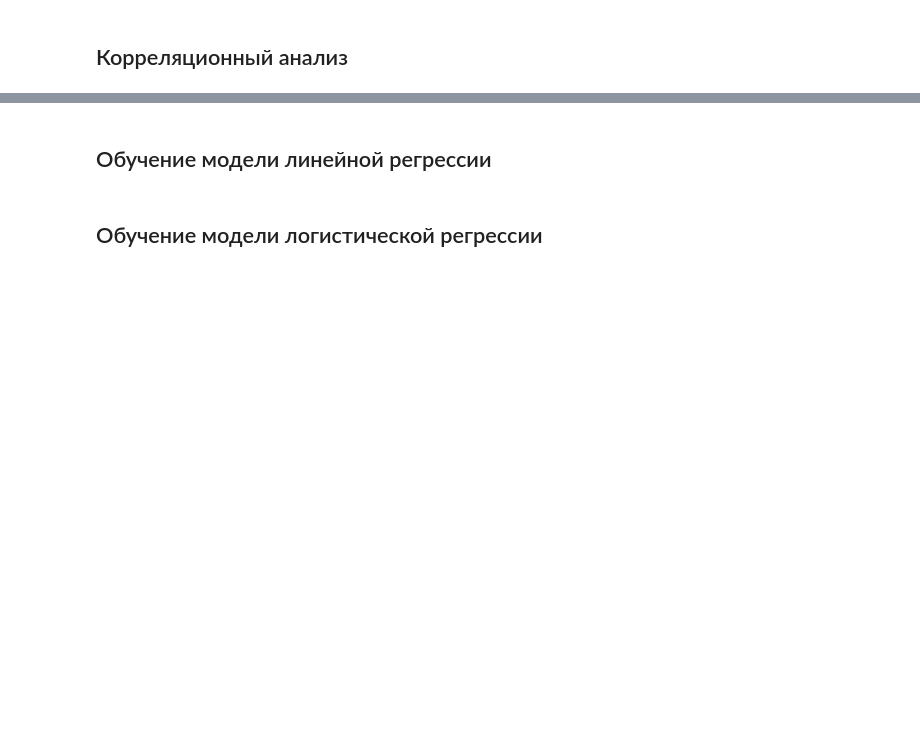
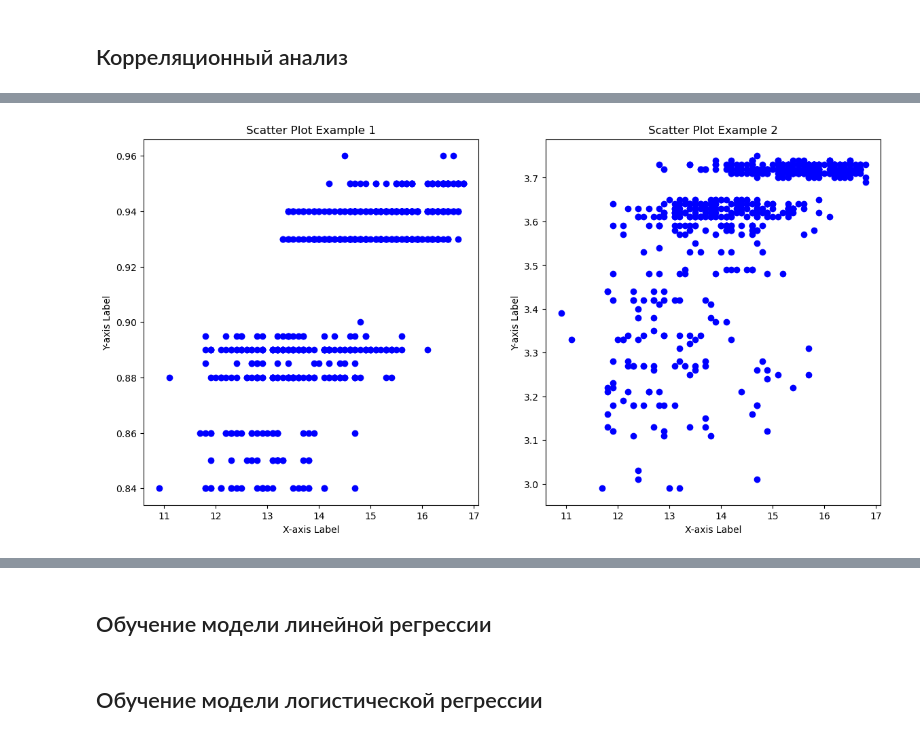
Before and after one commit to butuzovzeleboba/Linear-models-in-machine-learning, a Jupyter notebook: Linear models in machine learning.ipynb, the cells around one changed output, grey strips where cells are left out. Drawn from its saved outputs; the diff is of its cells as text; code cells hidden in the pictures; blank space fills up the shorter version.

```diff
--- a/Linear models in machine learning.ipynb
+++ b/Linear models in machine learning.ipynb
@@ -760,0 +835,16 @@ plt.title('Возраст');
+# %%
+fig, axs = plt.subplots(1, 2, figsize=(14, 7))
+
+# Первый график
+axs[0].scatter(ferma_main['энергетическая_кормовая_единица'], ferma_main['сахаро_протеиновое_соотношение'], c='blue')
+axs[0].set_xlabel('X-axis Label')
+axs[0].set_ylabel('Y-axis Label')
+axs[0].set_title('Scatter Plot Example 1')
+
+# Второй график
+axs[1].scatter(ferma_main['энергетическая_кормовая_единица'], ferma_main['процент_жирности'], c='blue')
+axs[1].set_xlabel('X-axis Label')
+axs[1].set_ylabel('Y-axis Label')
+axs[1].set_title('Scatter Plot Example 2');
+# %% [output]
+[figure, added]
```
Also changed, not shown: parts of 62 cells of this notebook.
